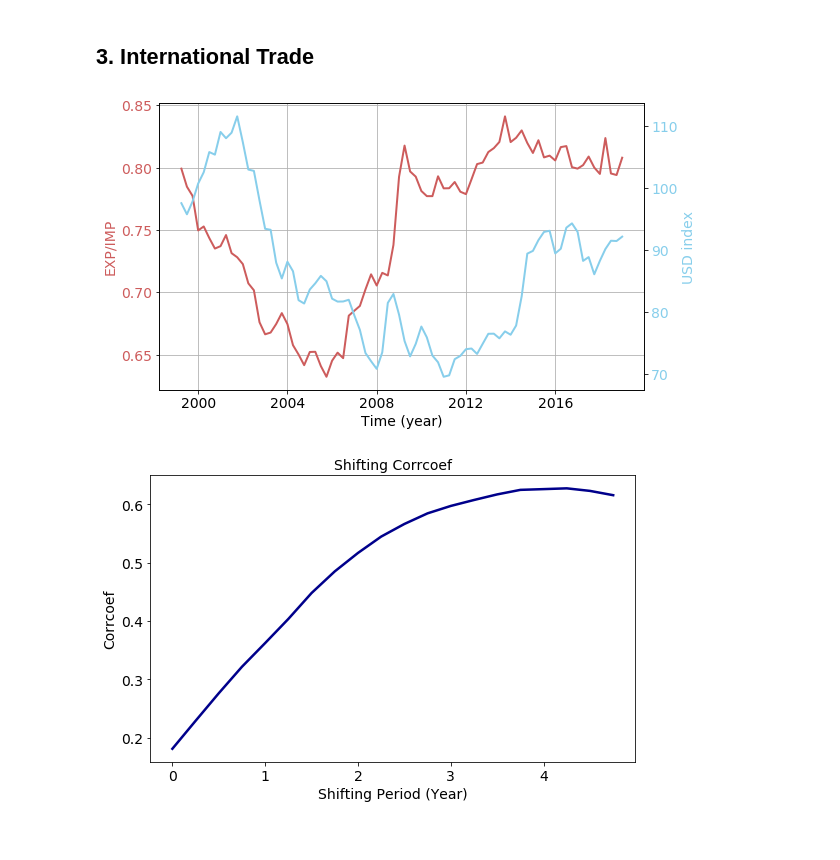
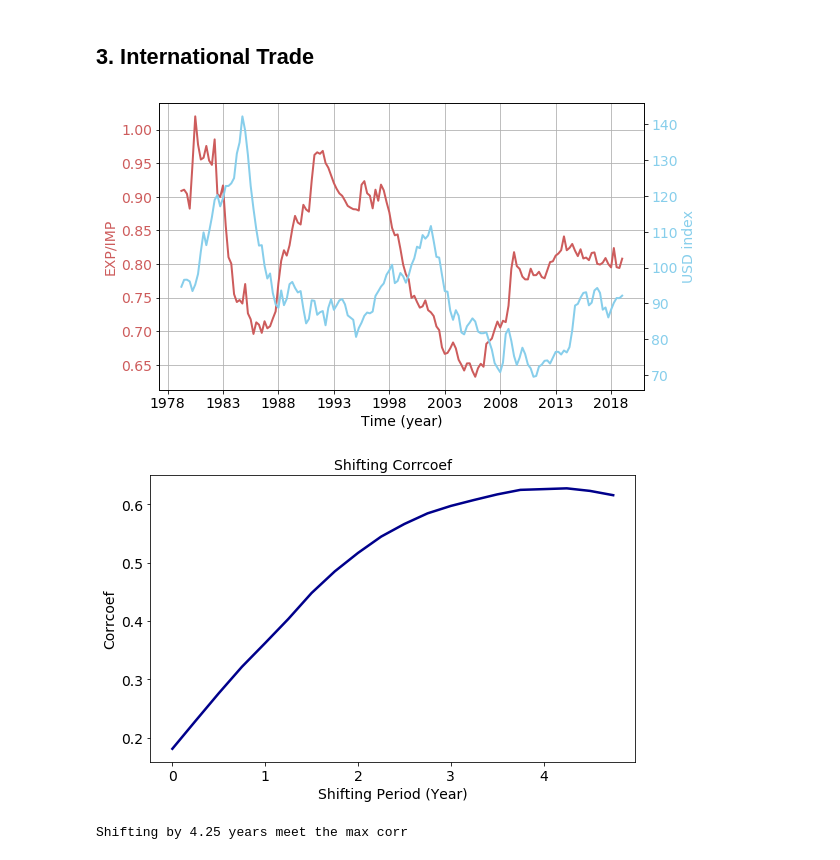
Before and after one commit to feitenie/USDX_MM, a Jupyter notebook: USDX_project.ipynb, the cells around one changed output. Drawn from its saved outputs; the diff is of its cells as text; code cells hidden in the pictures.

```diff
--- a/project_USDX.ipynb
+++ b/USDX_project.ipynb
@@ -332,40 +346,45 @@ In 20 year(s), the corrcoef for USD index and USD index = -0.8682707716959124
 # %%
 EXP = df["EXP"][df["EXP"].notnull()].values
 IMP = df["IMP"][df["IMP"].notnull()].values
-#the begining of USD is 1973-01-01, list of time is chosen by USD
+time_qua = [datetime.datetime.strptime(date, "%Y-%m-%d") for date in df.index[df["USD"].notnull() & df["IMP"].notnull()  & df["EXP"].notnull() ].values ]
+
+# the begining of USD is 1973-01-01, list of time is chosen by USD
+# the following code would not include the last season (2019 Q2)
 begin_month = numpy.mod((time[0].month) - 1, 3)
 if begin_month == 0:
     USD_qua = [numpy.mean(numpy.array(USD[i*3 : (i+1)*3]).astype("float")) for i in range(int(len(USD)/3))]
 elif  begin_month == 1:
     USD_qua = [numpy.mean(numpy.array(USD[i*3 +2: (i+1)*3  +2]).astype("float")) for i in range(int(len(USD)/3))]
 else:
     USD_qua = [numpy.mean(numpy.array(USD[i*3 +1: (i+1)*3  +1]).astype("float")) for i in range(int(len(USD)/3))]
 
 
-def EXP_over_IMP(EXP = EXP, IMP = IMP, USD_qua = USD_qua, Year = 20):
+def EXP_over_IMP(EXP = EXP, IMP = IMP, USD_qua = USD_qua, time = time_qua, Year = 40):
     ###
     if min(len(EXP), len(IMP)) < Year*4:
         return print("Year should not be larger than " + str (min(len(EXP), len(IMP))/4))
 
     ### EXP and IMP ###
     ratio = numpy.array(EXP)  / ( numpy.array(IMP) )
     f = plt.gcf()
     f.set_size_inches(8.69, 5.27)
     ax = plt.gca()
     plt.grid()
     ax2 = ax.twinx()
-    ax.plot(time_exp[-Year*4:],ratio[-Year*4:], color = "indianred", linewidth = 2)
-    ax2.plot(time_exp[-Year*4:], USD_qua[-Year*4:], color = "skyblue", linewidth = 2 )
+    ax.plot(time[-Year*4:],ratio[-Year*4:], color = "indianred", linewidth = 2)
+    ax2.plot(time[-Year*4:], USD_qua[-Year*4:], color = "skyblue", linewidth = 2 )
     ax.set_xlabel("Time (year)", fontsize = 14)
     ax2.set_ylabel("USD index", fontsize = 14, color = "skyblue")
     ax2.tick_params(axis='y',labelcolor = "skyblue")
     ax.set_ylabel("EXP/IMP", fontsize = 14, color = "indianred")
     ax.tick_params(axis='y',labelcolor = "indianred")
     plt.show()
     #shifting_corr(ratio, USD_qua, 15, quater = True)
-    shifting_corr(ratio, USD_qua, 20, quater = True)
+    shifting_corr_ratio = shifting_corr(ratio, USD_qua, 20, quater = True)
+    return print( "Shifting by " + str((numpy.argmax(shifting_corr_ratio) )/4) + " years meet the max corr"  )
 
 EXP_over_IMP()
 # %% [output]
-[figure, old version]
+[figure, new version]
 [figure]
+Shifting by 4.25 years meet the max corr
```
Also changed, not shown: parts of 8 cells of this notebook.
